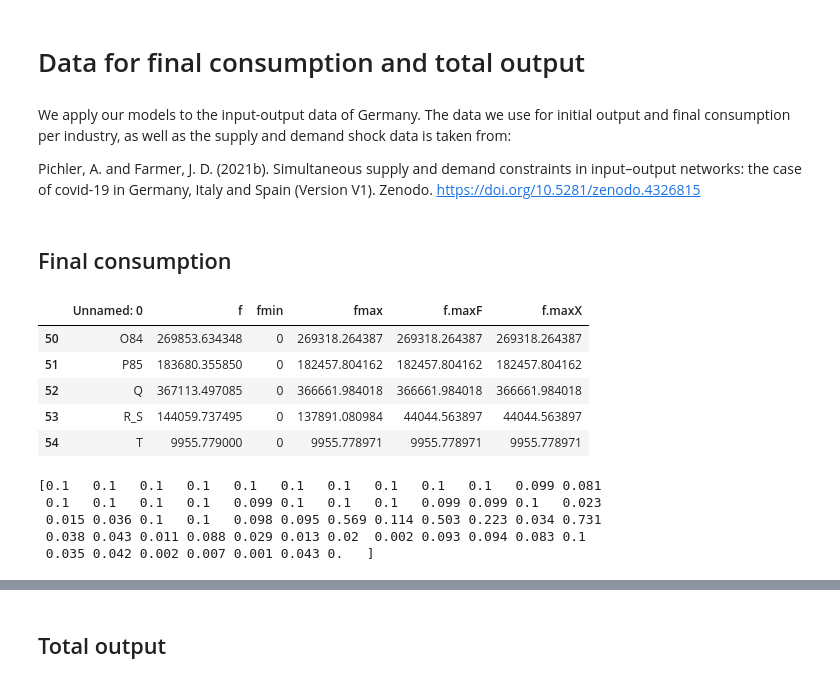
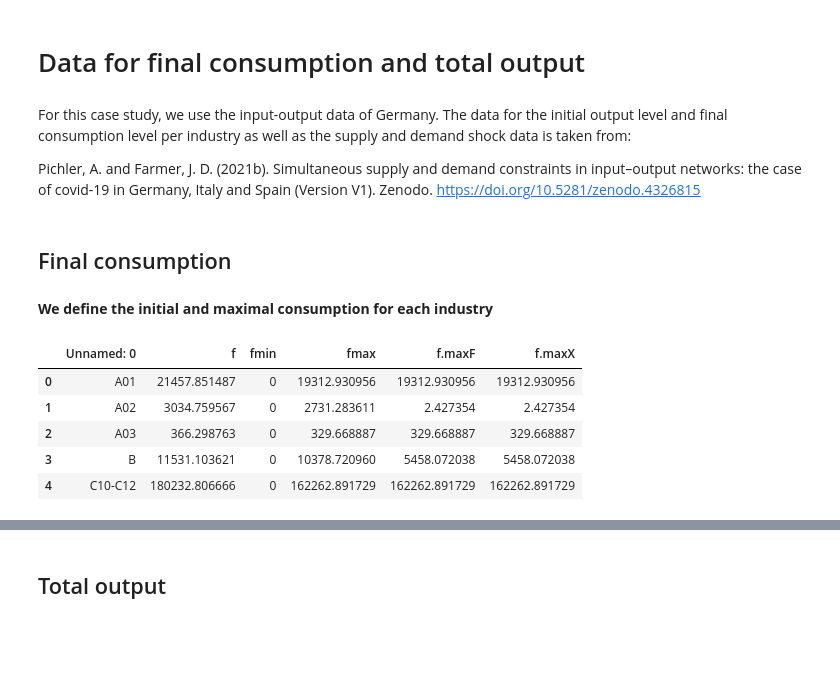
Before and after one commit to jannekehutsebaut/Thesis_Shock_Propagation_Supply_Demand, a Jupyter notebook: Case study Germany.ipynb, the cells around one changed output, grey strips where cells are left out. Saved outputs shown, nothing was run; the diff lists cells and outputs as text; code cells hidden in the pictures; blank space fills up the shorter version.

```diff
--- a/Case study Germany.ipynb
+++ b/Case study Germany.ipynb
@@ -4,39 +4,25 @@ import numpy as np
 # %% [markdown]
 # Data for final consumption and total output
 # %% [markdown]
-We apply our models to the input-output data of Germany. The data
-we use for initial output and final consumption per industry, as well as the supply and
-demand shock data is taken from:
+For this case study, we use the input-output data of Germany. The data for the initial output level and final consumption level per industry as well as the supply and demand shock data is taken from:
 
 Pichler, A. and Farmer, J. D. (2021b). Simultaneous supply and demand constraints in
 input–output networks: the case of covid-19 in Germany, Italy and Spain (Version V1).
 Zenodo. https://doi.org/10.5281/zenodo.4326815
 # %% [markdown]
 ## Final consumption
+# %% [markdown]
+**We define the initial and maximal consumption for each industry**
 # %%
-fdata = pd.read_csv('fdat_deu.csv', sep = ',')
-f = fdata['f'].astype('float')
-fdata.tail()
+fdata = pd.read_csv('fdata_deu.csv', sep = ',')
+fdata.head()
 # %% [output]
 |  | Unnamed: 0 | f | fmin | fmax | f.maxF | f.maxX |
-| 50 | O84 | 269853.634348 | 0 | 269318.264387 | 269318.264387 | 269318.264387 |
-| 51 | P85 | 183680.355850 | 0 | 182457.804162 | 182457.804162 | 182457.804162 |
-| 52 | Q | 367113.497085 | 0 | 366661.984018 | 366661.984018 | 366661.984018 |
-| 53 | R_S | 144059.737495 | 0 | 137891.080984 | 44044.563897 | 44044.563897 |
-| 54 | T | 9955.779000 | 0 | 9955.778971 | 9955.778971 | 9955.778971 |
+| 0 | A01 | 21457.851487 | 0 | 19312.930956 | 19312.930956 | 19312.930956 |
+| 1 | A02 | 3034.759567 | 0 | 2731.283611 | 2.427354 | 2.427354 |
+| 2 | A03 | 366.298763 | 0 | 329.668887 | 329.668887 | 329.668887 |
+| 3 | B | 11531.103621 | 0 | 10378.720960 | 5458.072038 | 5458.072038 |
+| 4 | C10-C12 | 180232.806666 | 0 | 162262.891729 | 162262.891729 | 162262.891729 |
 # %%
-fmax = fdata.iloc[:,3]
-f_initial = fdata.iloc[:,1]
-
-shock = np.zeros(fmax.shape[0])
-for i in range (0,fmax.shape[0]):
-    shock[i] = round(1- fmax[i]/f_initial[i],3)
-
-print(shock) # ok!
+f_initial = fdata.iloc[:,1].astype('float')
-# %% [output]
-[0.1   0.1   0.1   0.1   0.1   0.1   0.1   0.1   0.1   0.1   0.099 0.081
- 0.1   0.1   0.1   0.1   0.099 0.1   0.1   0.1   0.099 0.099 0.1   0.023
- 0.015 0.036 0.1   0.1   0.098 0.095 0.569 0.114 0.503 0.223 0.034 0.731
- 0.038 0.043 0.011 0.088 0.029 0.013 0.02  0.002 0.093 0.094 0.083 0.1
- 0.035 0.042 0.002 0.007 0.001 0.043 0.   ]
 # %%
```
Also changed, not shown: parts of 72 cells of this notebook.
